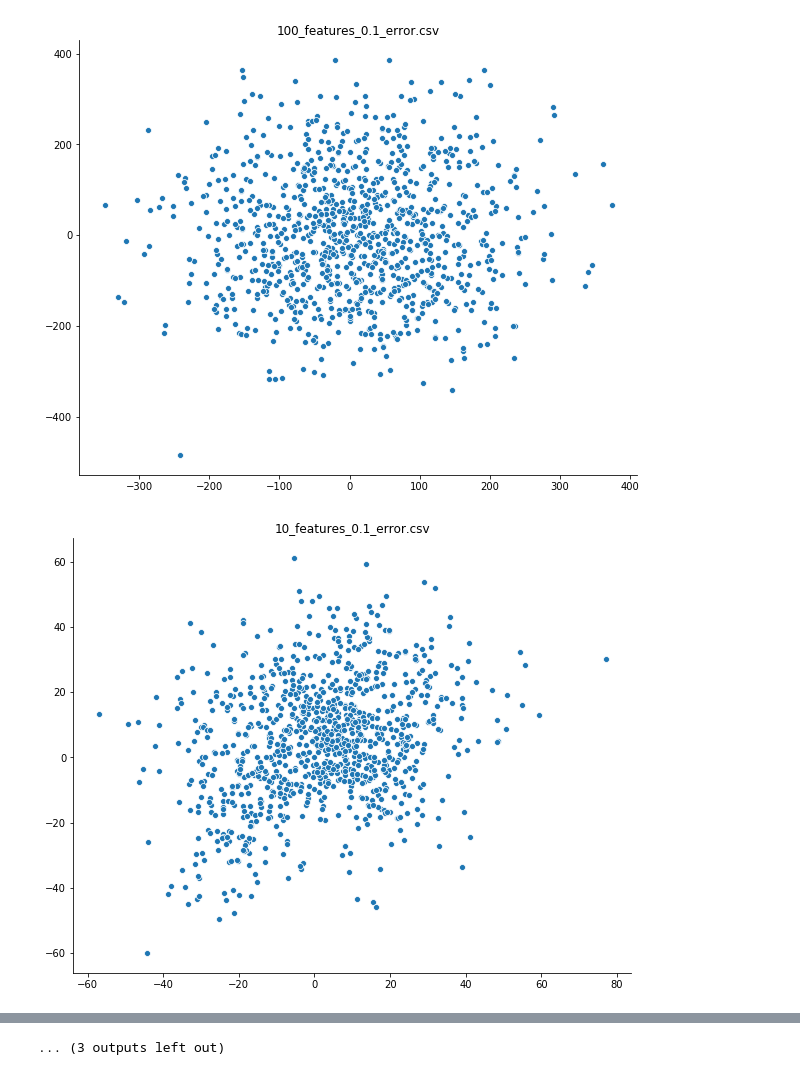
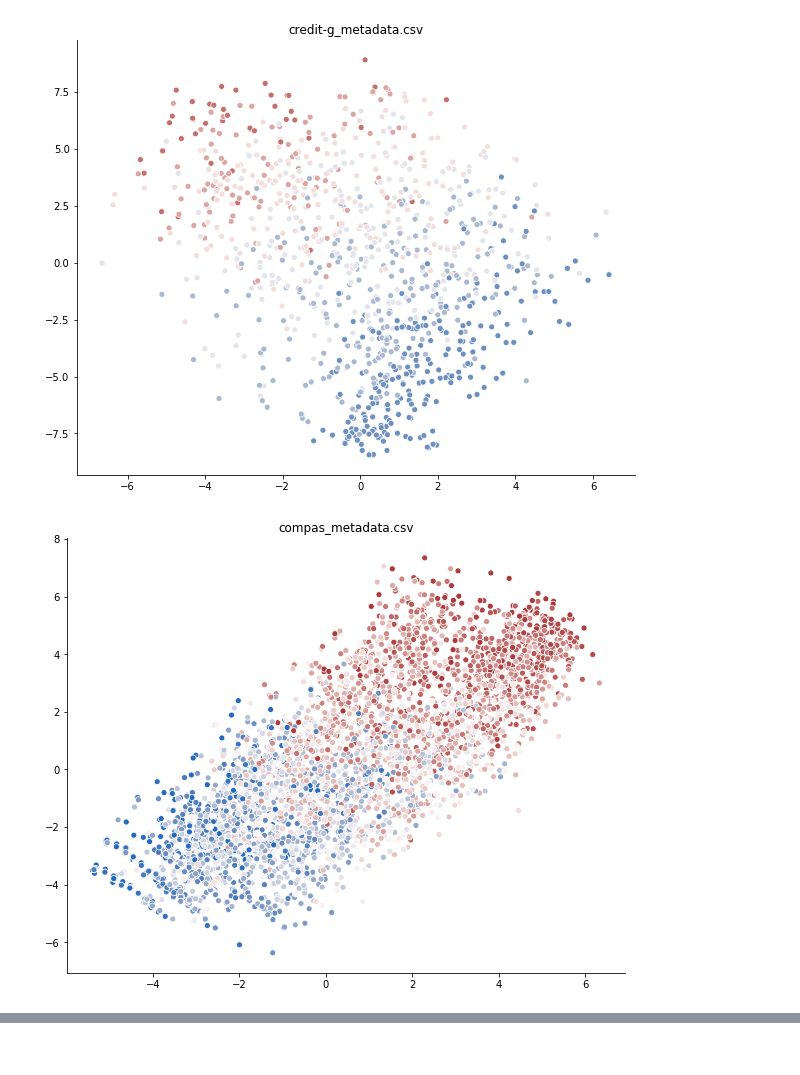
Before and after one commit to victorsanunes/artigo-ipo, a Jupyter notebook: bipop-cma-es.ipynb, the cells around one changed output, grey strips where cells are left out. Saved outputs shown, nothing was run; the diff lists cells and outputs as text; code cells hidden in the pictures.

Commit message:
Fix of experiments automation

```diff
--- a/bipop-cma-es.ipynb
+++ b/bipop-cma-es.ipynb
@@ -148,11 +151,6 @@ def bipop_cma_es(X, Y, **kwargs):
     error = np.sum((Xbar - Xhat) ** 2)
     execution_time = end_time - start_time
 
-    out = PilotOutput(A, B, C, Z, error, execution_time)
+    out = OptimizationOutput(A, B, C, Z, error, execution_time, ntries, search_space, 'bipop')
+
     return out
-# %%
-def run_optimization(df, target_columns, optimization_method, **kwargs):
-    X = df.drop(columns = target_columns)
-    Y = df[target_columns]
-    output = optimization_method(X, Y, **kwargs)
-    return output
@@ -168,9 +168,14 @@ Wall time: 515 ms
 # %%
-def plot_scatter_plot(x, y, title = None, x_label = None, y_label = None):
+def plot_scatter_plot(x, y, title = None, x_label = None, y_label = None, hue_data = None):
     fig, ax = plt.subplots(figsize = (10, 8))
-    sns.scatterplot(x = x, y = y)
+    n_colors = len(hue_data.unique())
+    sns.scatterplot(x = x, y = y, hue = hue_data, palette = sns.color_palette("vlag", n_colors), legend = False)
     ax.set_title(title)
     sns.despine()
 
-plot_scatter_plot(x = bipop_output.Z[:, 0], y = bipop_output.Z[:, 1], title = "Projection")
+plot_scatter_plot(x = bipop_output.Z[:, 0],
+                  y = bipop_output.Z[:, 1],
+                  title = "Projection",
+                  hue_data = df_teste.iloc[:,1],
+                 )
 # %% [output]
@@ -179,7 +184,10 @@ plot_scatter_plot(x = bipop_output.Z[:, 0], y = bipop_output.Z[:, 1], title = "P
 %%time
 experiments = dict()
 for filename, item in datasets_dictionary.items():
-#     print(f"Optimizing for {filename} dataset")
-#     print(f"Target columns {item[1]}\n-------------\n\n")
-    experiments[filename] = run_optimization(df = item[0], target_columns = item[1], optimization_method=bipop_cma_es, ntries = 100)
+    experiments[filename] = run_optimization(df = item[0],
+                                             target_columns = item[1],
+                                             optimization_method = bipop_cma_es,
+                                             ntries = 30,
+                                             search_space = 1
+                                            )
 # %% [output]
@@ -188,8 +196,9 @@ Wall time: 38min 10s
 # %%
 for dataset_filename in experiments.keys():
     plot_scatter_plot(x = experiments[dataset_filename].Z[:, 0],
                      y = experiments[dataset_filename].Z[:, 1],
+                      hue_data = datasets_dictionary[dataset_filename][0].iloc[:, 0],
                      title = dataset_filename)
 # %% [output]
-[figure, old version]
+[figure, new version]
-[figure, old version]
+[figure, new version]
@@ -206 +205,0 @@ for dataset_filename in experiments.keys():
-... (3 outputs left out)
```
Also changed, not shown: parts of 9 cells of this notebook, 1 other file.
